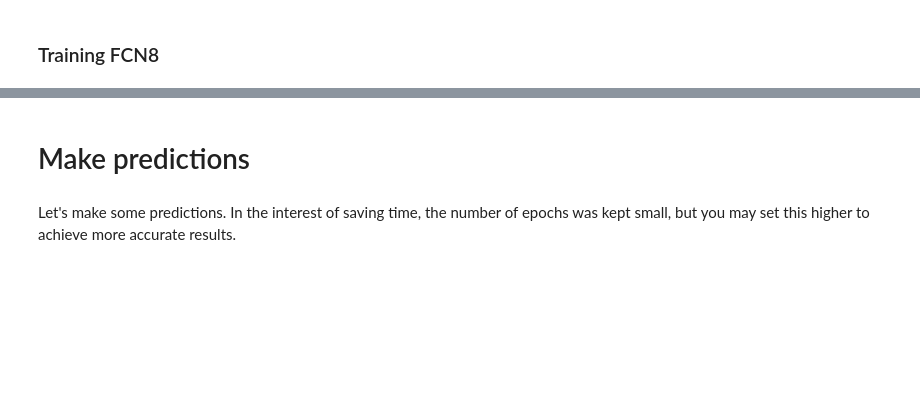
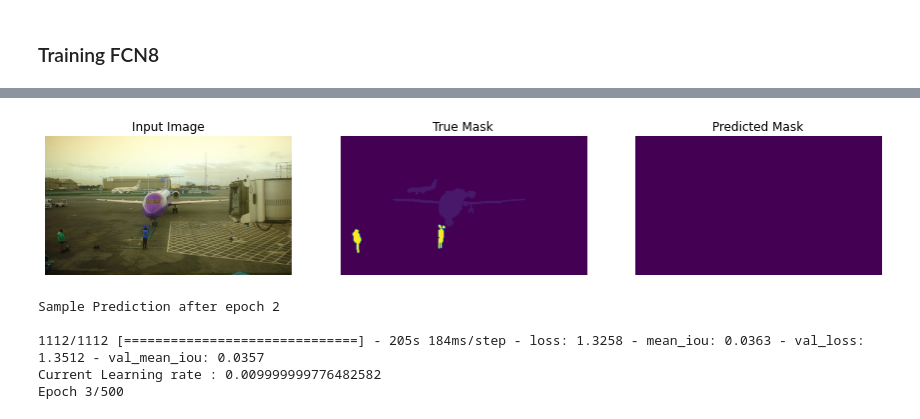
Before and after one commit to giacomogreggio/computer-vision-project, a Jupyter notebook: VGG_FCN8_with_variable_size.ipynb, the cells around one changed output, grey strips where cells are left out. Saved outputs shown, nothing was run; the diff lists cells and outputs as text; code cells hidden in the pictures; blank space fills up the shorter version.

```diff
--- a/VGG_FCN8_with_variable_size.ipynb
+++ b/VGG_FCN8_with_variable_size.ipynb
@@ -334,7 +341,8 @@ class DataGenerator(Sequence):
     def _generate_X(self, list_IDs_temp):
         X = []
         for i, ID in enumerate(list_IDs_temp):
-            X.append(open_image(ID, self.image_path))
+            train_img=open_image(ID, self.image_path)
+            X.append(normalize(train_img))
         return np.array(X)
 
     def _generate_y(self, list_IDs_temp):
@@ -352,0 +366,9 @@ tf.keras.utils.plot_model(model, show_shapes=True)
+# %%
+callbacks=[
+    keras.callbacks.EarlyStopping(patience=10, monitor="loss"),
+    keras.callbacks.ModelCheckpoint("/content/drive/My Drive/VOC/checkpoints/best_fcn8_model_weights.h5", save_best_only=True, verbose=1, save_only_weights=True, monitor="loss"),
+    tf.keras.callbacks.CSVLogger("/content/drive/My Drive/VOC/results/fcn8_results.csv", separator=";", append=True),
+    tf.keras.callbacks.ReduceLROnPlateau(monitor='loss', factor=0.1, patience=5, min_lr=10**-10),
+    DisplayCallback(fcn8_model),
+    print_lr(),
+]
@@ -353,11 +381,16 @@ tf.keras.utils.plot_model(model, show_shapes=True)
 # %%
 generator_train = DataGenerator(TRAIN_FILE_NAMES, image_path=IMAGE_PATH, mask_path=MASK_PATH,
                           to_fit=True, batch_size=BATCH_SIZE,shuffle=True)
-
 generator_val = DataGenerator(VAL_FILE_NAMES, image_path=IMAGE_PATH, mask_path=MASK_PATH,
                           to_fit=True, batch_size=BATCH_SIZE,shuffle=True)
-
-model_history = model.fit(generator_train, epochs=EPOCHS,
+fcn8_model_history = fcn8_model.fit(generator_train, epochs=EPOCHS,
                           steps_per_epoch=STEPS_PER_EPOCH,
                           validation_steps=VALIDATION_STEPS,
                           callbacks=callbacks, validation_data=generator_val)
+# %% [output]
+[figure, added]
+Sample Prediction after epoch 2
+
+1112/1112 [==============================] - 205s 184ms/step - loss: 1.3258 - mean_iou: 0.0363 - val_loss: 1.3512 - val_mean_iou: 0.0357
+Current Learning rate : 0.009999999776482582
+Epoch 3/500
@@ -376,7 +411,3 @@ plt.ylabel('Loss Value')
 plt.ylim([0, 1])
 plt.legend()
 plt.show()
-# %% [markdown]
-# Make predictions
-# %% [markdown]
-Let's make some predictions. In the interest of saving time, the number of epochs was kept small, but you may set this higher to achieve more accurate results.
```
Also changed, not shown: parts of 20 cells of this notebook.
